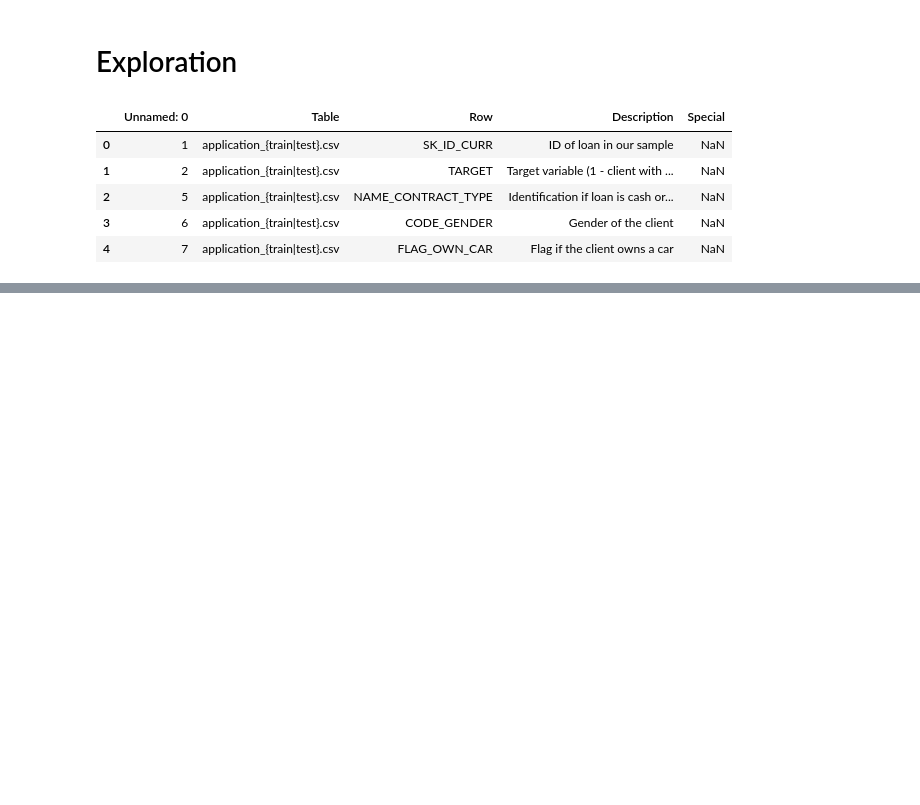
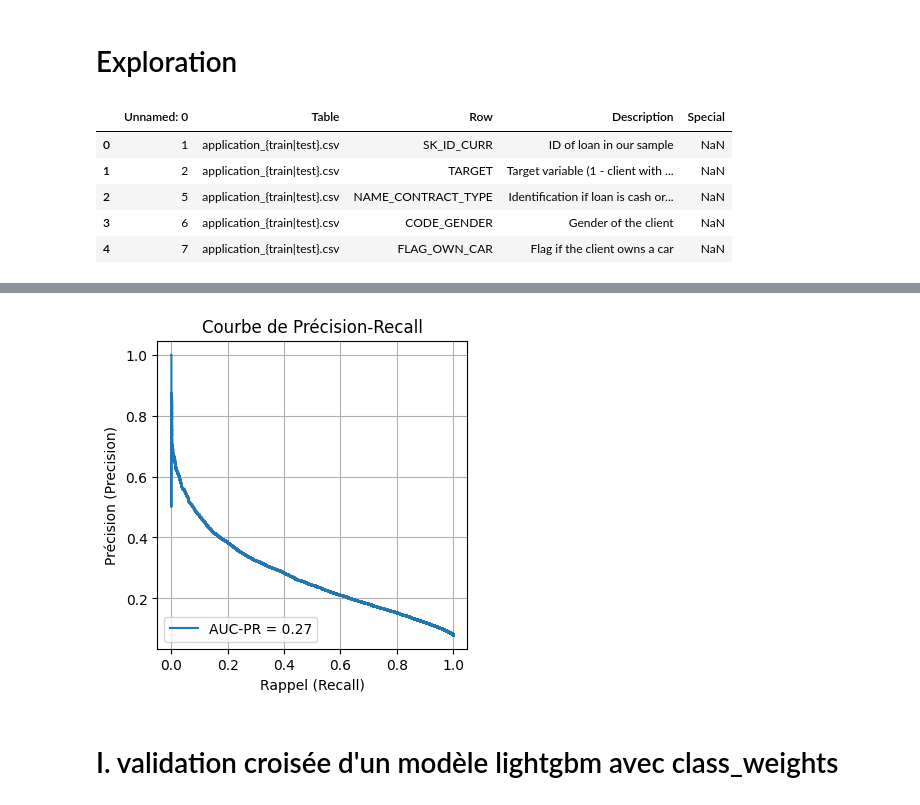
Before and after one commit to ArhurK/P7_Data_Scientist_implentez_un_modele_de_scoring, a Jupyter notebook: P7_Data_Scientist_Scoring.ipynb, the cells around one changed output, grey strips where cells are left out. Drawn from its saved outputs; the diff is of its cells as text; code cells hidden in the pictures; blank space fills up the shorter version.

```diff
--- a/P7_Data_Scientist_Scoring.ipynb
+++ b/P7_Data_Scientist_Scoring.ipynb
@@ -91,0 +756,8 @@ df_ap
+# %%
+y_pred = prediction_proba[:,1]
+# y_test = trues_proba
+
+# # Évaluez le modèle
+print(classification_report(trues_proba, (y_pred > 0.6).astype(int)))
+print(classification_report(trues_proba, (y_pred > 0.7).astype(int)))
+print(classification_report(trues_proba, (y_pred > 0.8).astype(int)))
@@ -91,0 +782,23 @@ df_ap
+# %%
+def courbe_precision_recall(y_test,y_pred):
+  # Calculer la courbe de précision-recall
+  precision, recall, thresholds = precision_recall_curve(y_test, y_pred[:,1])
+
+  # Calculer l'aire sous la courbe de précision-recall (AUC-PR)
+  auc_pr = average_precision_score(y_test, y_pred[:,1])
+
+  # Tracer la courbe de précision-recall
+  plt.figure(figsize=(4, 4))
+  plt.plot(recall, precision, marker='.', markersize=0.1)
+  plt.xlabel('Rappel (Recall)')
+  plt.ylabel('Précision (Precision)')
+  plt.title('Courbe de Précision-Recall')
+  plt.legend([f'AUC-PR = {auc_pr:.2f}'], loc='lower left')
+  plt.grid(True)
+  return plt.show()
+
+courbe_precision_recall(y_test=trues_proba,y_pred=prediction_proba)
+# %% [output]
+[figure, added]
+# %% [markdown]
+# I. validation croisée d'un modèle lightgbm avec class_weights
```
Also changed, not shown: parts of 63 cells of this notebook.
